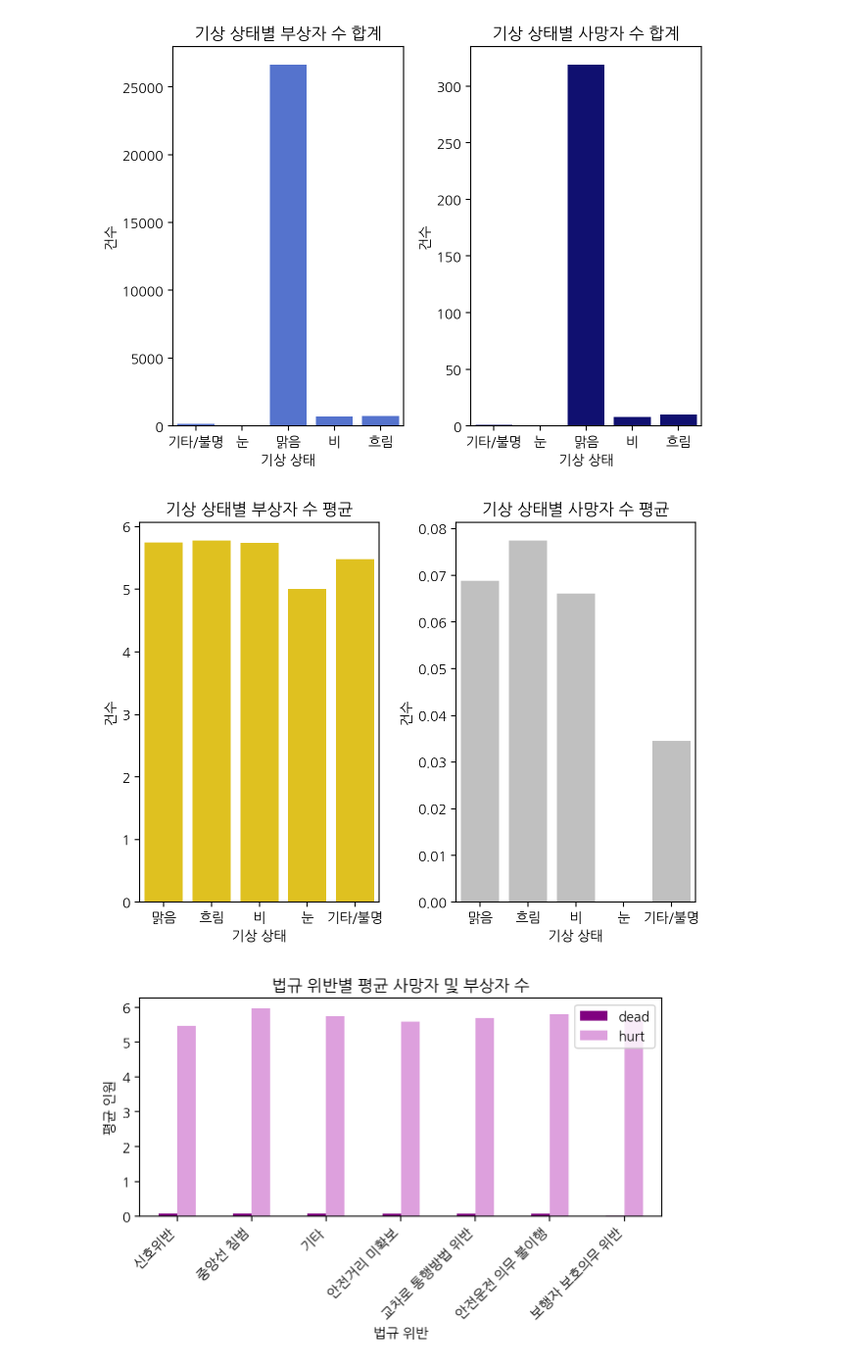
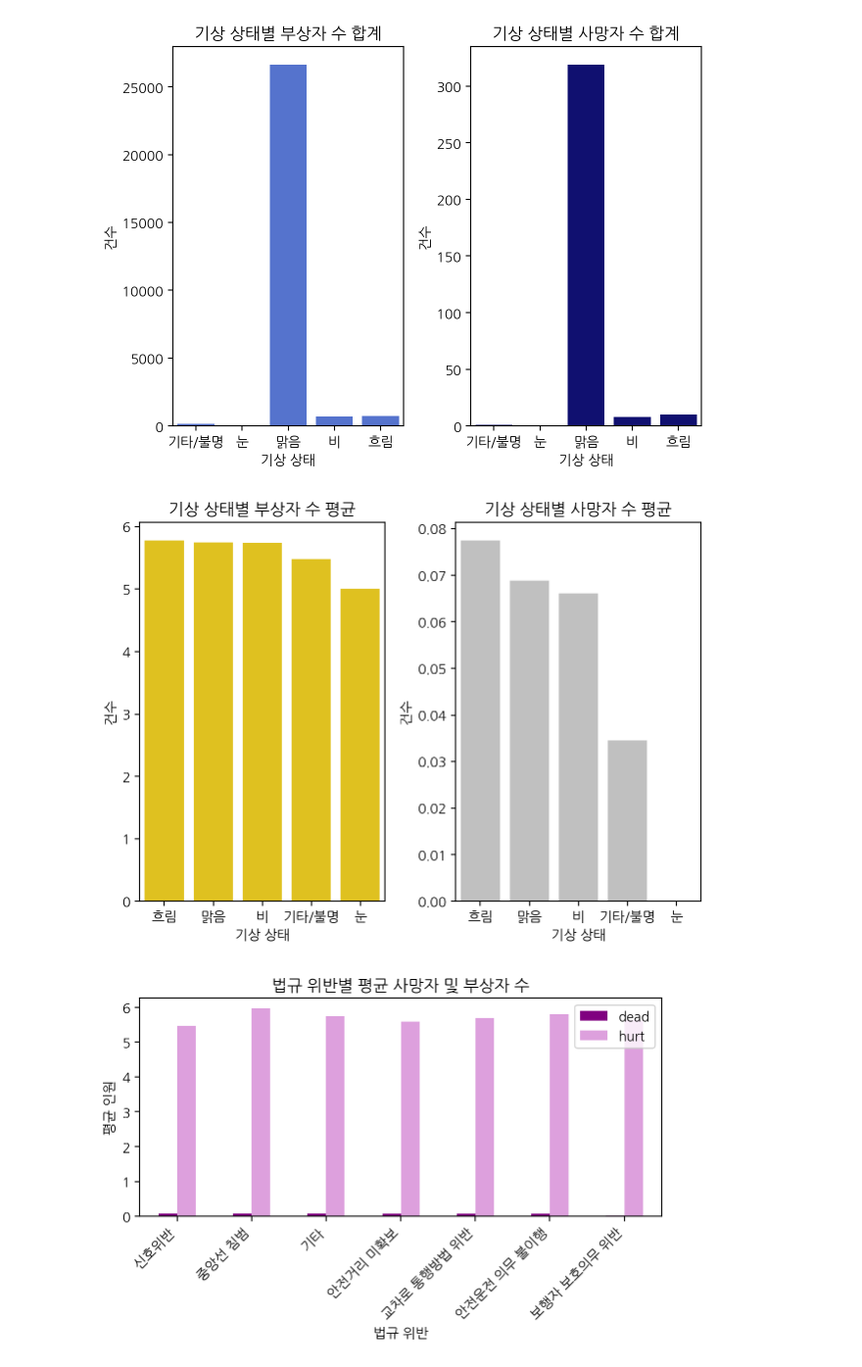
Before and after one commit to yeojeong735/25-BDA-TeamDP, a Jupyter notebook: 25_BDA_BikeCrash_TeamDP.ipynb, the cells around one changed output. Shown at 98% size. Saved outputs shown, nothing was run; the diff lists cells and outputs as text; code cells hidden in the pictures.

```diff
--- a/25_BDA_BikeCrash_TeamDP.ipynb
+++ b/25_BDA_BikeCrash_TeamDP.ipynb
@@ -377,28 +377,32 @@ plt.show()
 # %%
 # 기상 상태에 따른 평균 피해 규모 분석
 # 날씨에 따라 사고 1건당 평균적으로 얼마나 많은 피해(부상/사망)가 발생했는지 비교
 
+order_hurt = agg_df.sort_values(by="hurt_mean", ascending=False).reset_index()['weather']
+
 plt.subplot(1,2,1)
-sns.barplot(data = agg_df, x = "weather", y = "hurt_mean", color = 'gold', order = ['맑음','흐림','비','눈','기타/불명']) # 평균 부상자 수
+sns.barplot(data = agg_df, x = "weather", y = "hurt_mean", color = 'gold', order = order_hurt) # 평균 부상자 수
 plt.title("기상 상태별 부상자 수 평균")
 plt.xlabel("기상 상태")
 plt.xticks(rotation = 0)
 plt.ylabel("건수")
 
+order_dead = agg_df.sort_values(by="dead_mean", ascending=False).reset_index()['weather']
+
 plt.subplot(1,2,2)
-sns.barplot(data = agg_df, x = "weather", y = "dead_mean", color = 'silver', order = ['맑음','흐림','비','눈','기타/불명']) # 평균 사망자 수
+sns.barplot(data = agg_df, x = "weather", y = "dead_mean", color = 'silver', order = order_dead) # 평균 사망자 수
 plt.title("기상 상태별 사망자 수 평균")
 plt.xlabel("기상 상태")
 plt.xticks(rotation = 0)
 plt.ylabel("건수")
 plt.tight_layout()
 
 plt.show()
 
 # 맑은 날에 평균 피해 수치는 낮지만, 전체 사고가 많아 피해 총합은 큼
 # 비나 눈이 오는 날 사고 1건당 평균 피해(부상/사망) 수치가 더 높은 경향 → 기상 악화 시 사고가 더 치명적일 수 있음
 # %% [output]
-[figure, old version]
+[figure, new version]
 # %%
 # 법규 위반 항목별로 사고의 평균 피해 규모 분석 (사망자 및 부상자)
 
```
